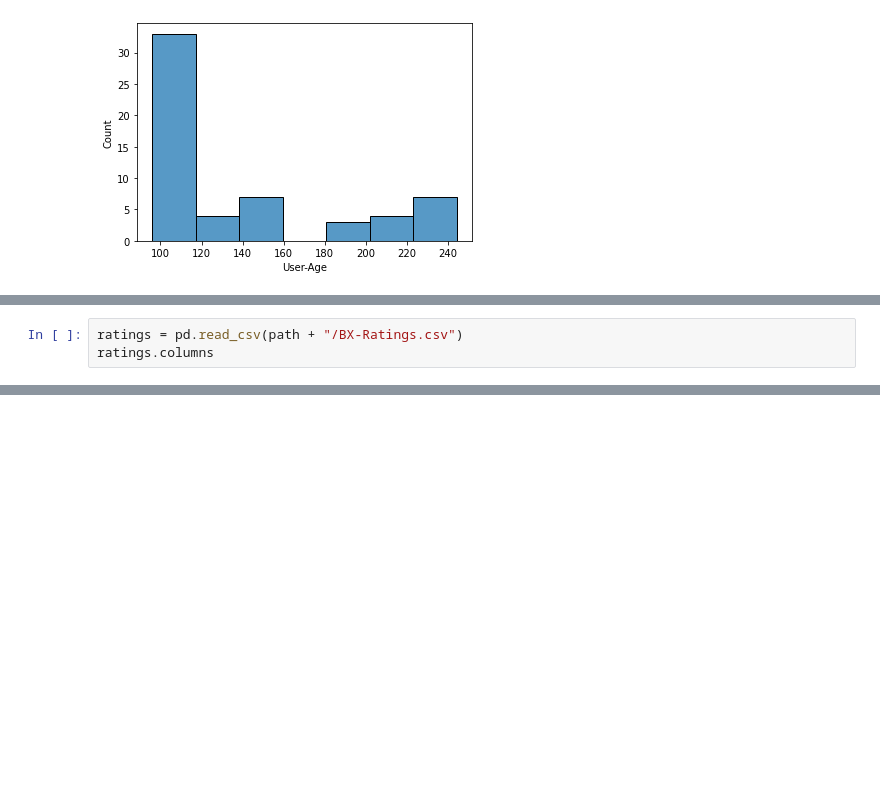
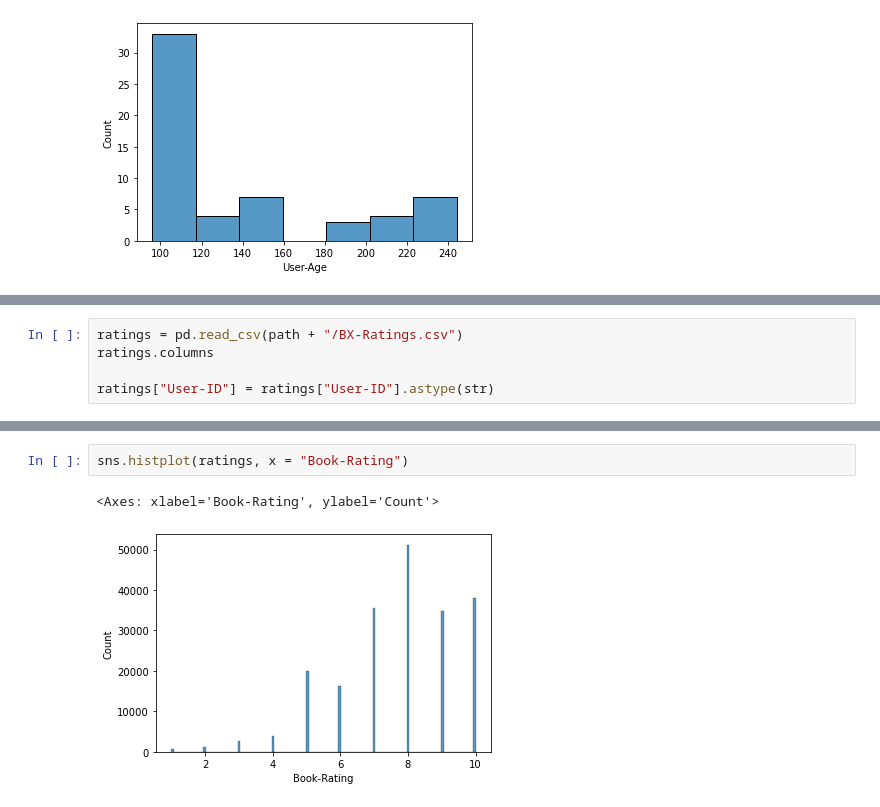
Before and after one commit to caseynator123/EDP_assigment2, a Jupyter notebook: eda/early_eda.ipynb, the cells around one changed output, grey strips where cells are left out. Cells and saved outputs as stored; diff of their text form; blank space fills up the shorter version.

Commit message:
Ratings explore

```diff
--- a/eda/early_eda.ipynb
+++ b/eda/early_eda.ipynb
@@ -486,3 +506,5 @@ sns.histplot(users[users["User-Age"] > 95], x = "User-Age")
 # %%
 ratings = pd.read_csv(path + "/BX-Ratings.csv")
 ratings.columns
+
+ratings["User-ID"] = ratings["User-ID"].astype(str)
@@ -490,0 +546,5 @@ Index(['User-ID', 'ISBN', 'Book-Rating'], dtype='object')
+# %%
+sns.histplot(ratings, x = "Book-Rating")
+# %% [output]
+<Axes: xlabel='Book-Rating', ylabel='Count'>
+[figure, added]
```
Also changed, not shown: parts of 17 cells of this notebook.
